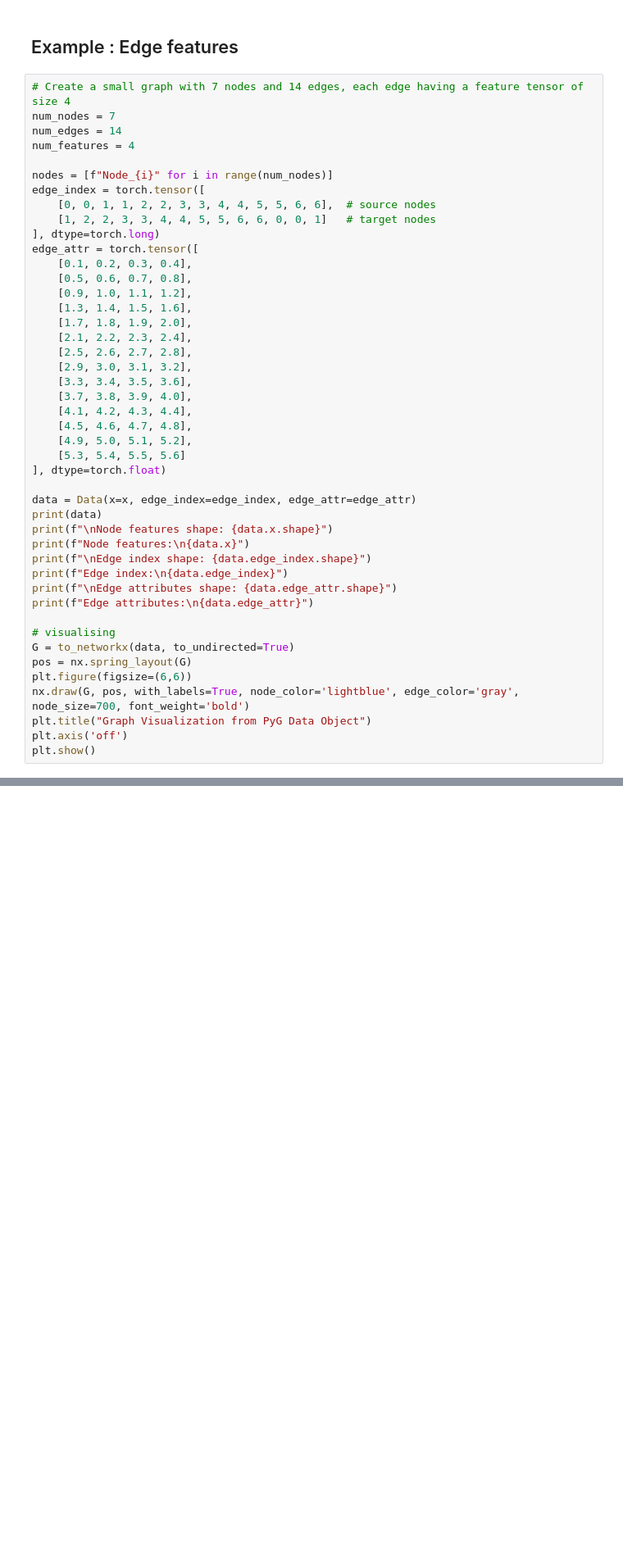
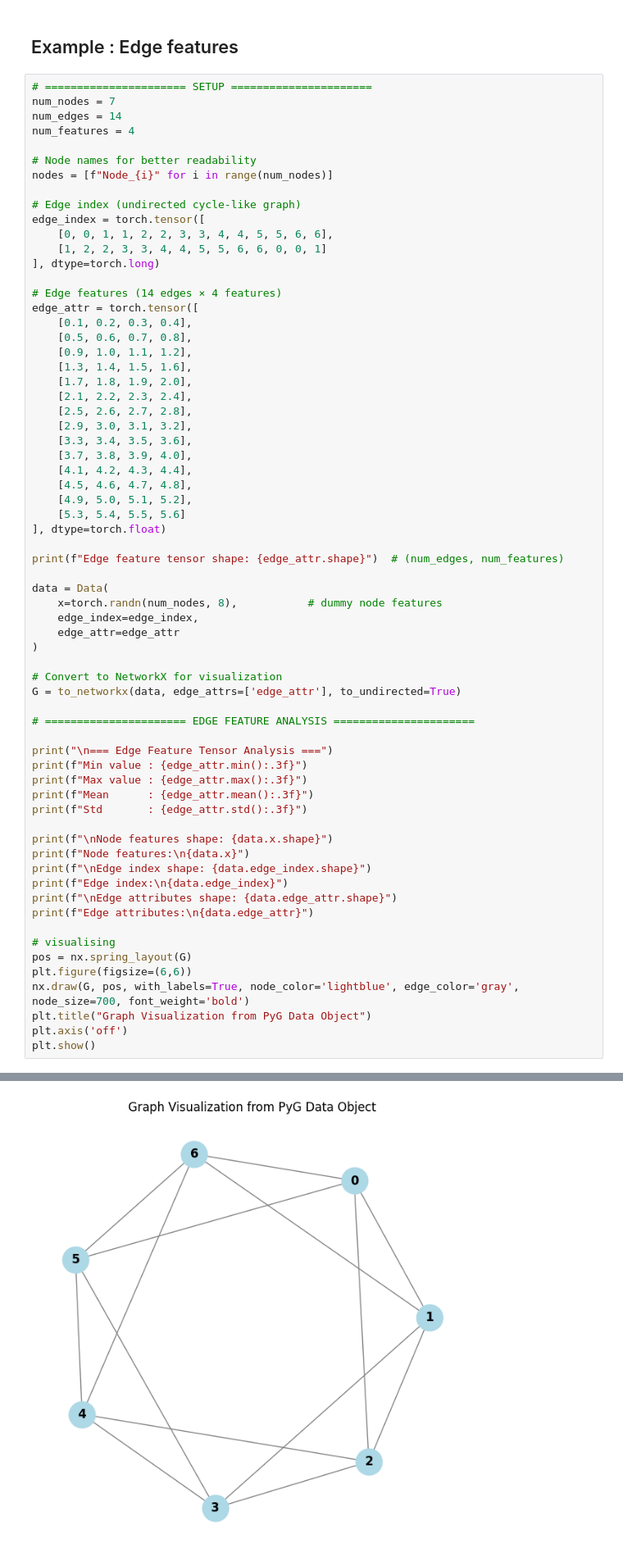
Before and after one commit to ImadElMaftouhi/Machine-learning, a Jupyter notebook: notebooks/graph_101.ipynb, the cells around one changed output, grey strips where cells are left out. Shown at 82% size. Saved outputs shown, nothing was run; the diff lists cells and outputs as text; blank space fills up the shorter version.

Commit message:
feat(graph_101.ipynb): added cells to study edge features tensor

```diff
--- a/notebooks/graph_101.ipynb
+++ b/notebooks/graph_101.ipynb
@@ -589,16 +590,21 @@ plt.show()
 # %% [markdown]
 ## Example : Edge features
 # %%
-# Create a small graph with 7 nodes and 14 edges, each edge having a feature tensor of size 4
+# ====================== SETUP ======================
 num_nodes = 7
 num_edges = 14
 num_features = 4
 
+# Node names for better readability
 nodes = [f"Node_{i}" for i in range(num_nodes)]
+
+# Edge index (undirected cycle-like graph)
 edge_index = torch.tensor([
-    [0, 0, 1, 1, 2, 2, 3, 3, 4, 4, 5, 5, 6, 6],  # source nodes
-    [1, 2, 2, 3, 3, 4, 4, 5, 5, 6, 6, 0, 0, 1]   # target nodes
+    [0, 0, 1, 1, 2, 2, 3, 3, 4, 4, 5, 5, 6, 6],
+    [1, 2, 2, 3, 3, 4, 4, 5, 5, 6, 6, 0, 0, 1]
 ], dtype=torch.long)
+
+# Edge features (14 edges × 4 features)
 edge_attr = torch.tensor([
     [0.1, 0.2, 0.3, 0.4],
     [0.5, 0.6, 0.7, 0.8],
@@ -616,8 +622,25 @@ edge_attr = torch.tensor([
     [5.3, 5.4, 5.5, 5.6]
 ], dtype=torch.float)
 
-data = Data(x=x, edge_index=edge_index, edge_attr=edge_attr)
-print(data)
+print(f"Edge feature tensor shape: {edge_attr.shape}")  # (num_edges, num_features)
+
+data = Data(
+    x=torch.randn(num_nodes, 8),           # dummy node features
+    edge_index=edge_index,
+    edge_attr=edge_attr
+)
+
+# Convert to NetworkX for visualization
+G = to_networkx(data, edge_attrs=['edge_attr'], to_undirected=True)
+
+# ====================== EDGE FEATURE ANALYSIS ======================
+
+print("\n=== Edge Feature Tensor Analysis ===")
+print(f"Min value : {edge_attr.min():.3f}")
+print(f"Max value : {edge_attr.max():.3f}")
+print(f"Mean      : {edge_attr.mean():.3f}")
+print(f"Std       : {edge_attr.std():.3f}")
+
 print(f"\nNode features shape: {data.x.shape}")
 print(f"Node features:\n{data.x}")
 print(f"\nEdge index shape: {data.edge_index.shape}")
@@ -626,10 +649,10 @@ print(f"\nEdge attributes shape: {data.edge_attr.shape}")
 print(f"Edge attributes:\n{data.edge_attr}")
 
 # visualising
-G = to_networkx(data, to_undirected=True)
 pos = nx.spring_layout(G)
 plt.figure(figsize=(6,6))
 nx.draw(G, pos, with_labels=True, node_color='lightblue', edge_color='gray', node_size=700, font_weight='bold')
 plt.title("Graph Visualization from PyG Data Object")
 plt.axis('off')
 plt.show()
+# %% [output]
@@ -635,0 +676 @@ plt.show()
+[figure, added]
```
Also changed, not shown: parts of 7 cells of this notebook.
